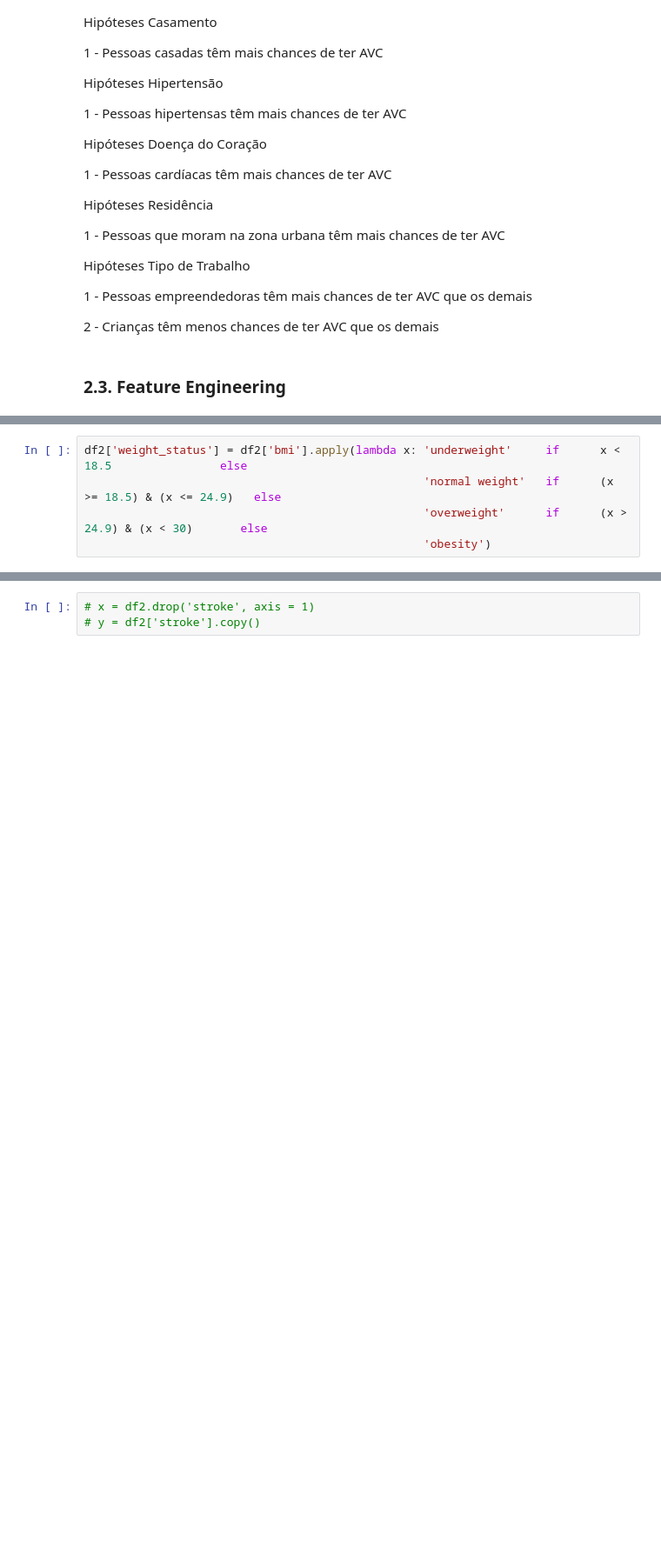
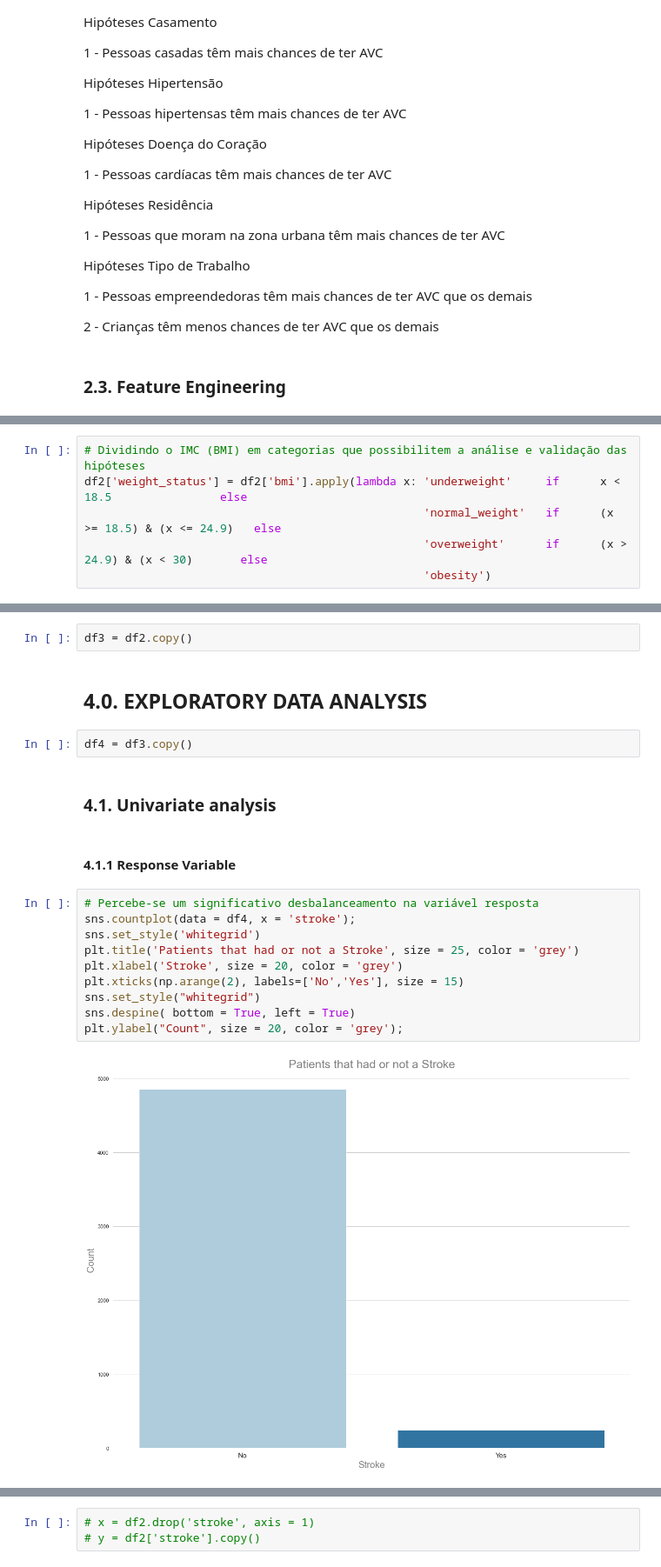
Before and after one commit to lucasanhenrique/stroke_prediction, a Jupyter notebook: notebook/stroke_prediction.ipynb, the cells around one changed output, grey strips where cells are left out. Shown at 87% size. Drawn from its saved outputs; the diff is of its cells as text; blank space fills up the shorter version.

```diff
--- a/notebook/stroke_prediction.ipynb
+++ b/notebook/stroke_prediction.ipynb
@@ -350,8 +357,9 @@ df2.head()
 | 3 | 60182 | Female | 49.0 | 0 | 0 | Yes | Private | Urban | ... |
 | 4 | 1665 | Female | 79.0 | 1 | 0 | Yes | Self-employed | Rural | ... |
 # %%
+# Dividindo o IMC (BMI) em categorias que possibilitem a análise e validação das hipóteses
 df2['weight_status'] = df2['bmi'].apply(lambda x: 'underweight'     if      x < 18.5                else
-                                                  'normal weight'   if      (x >= 18.5) & (x <= 24.9)   else
+                                                  'normal_weight'   if      (x >= 18.5) & (x <= 24.9)   else
                                                   'overweight'      if      (x > 24.9) & (x < 30)       else
                                                   'obesity')
 # %%
@@ -365,0 +378,22 @@ df2['age_group'] = df2['age'].apply(lambda x:   'children'          if      x <=
+# %%
+df3 = df2.copy()
+# %% [markdown]
+## 4.0. EXPLORATORY DATA ANALYSIS
+# %%
+df4 = df3.copy()
+# %% [markdown]
+### 4.1. Univariate analysis
+# %% [markdown]
+#### 4.1.1 Response Variable
+# %%
+# Percebe-se um significativo desbalanceamento na variável resposta
+sns.countplot(data = df4, x = 'stroke');
+sns.set_style('whitegrid')
+plt.title('Patients that had or not a Stroke', size = 25, color = 'grey')
+plt.xlabel('Stroke', size = 20, color = 'grey')
+plt.xticks(np.arange(2), labels=['No','Yes'], size = 15)
+sns.set_style("whitegrid")
+sns.despine( bottom = True, left = True)
+plt.ylabel("Count", size = 20, color = 'grey');
+# %% [output]
+[figure, added]
```
Also changed, not shown: parts of 50 cells of this notebook.
